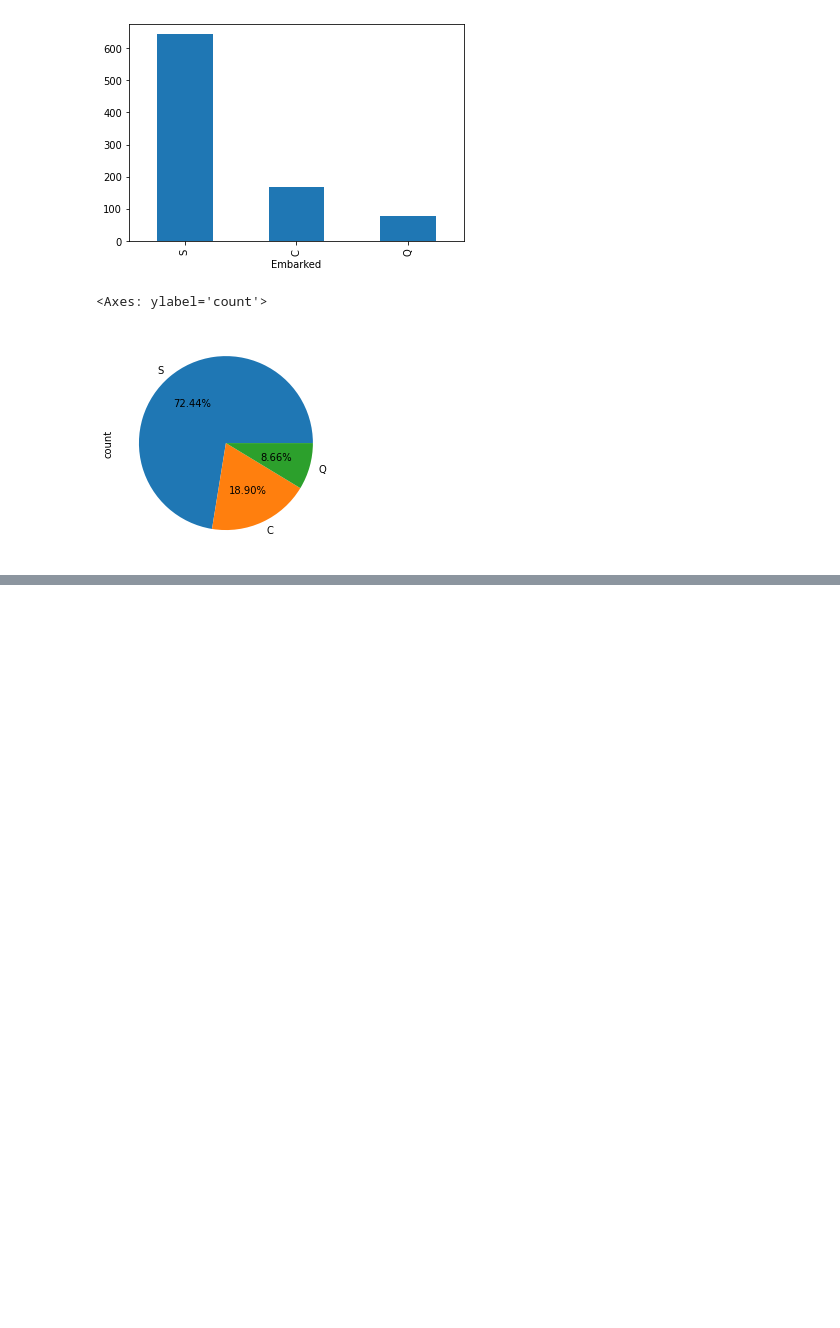
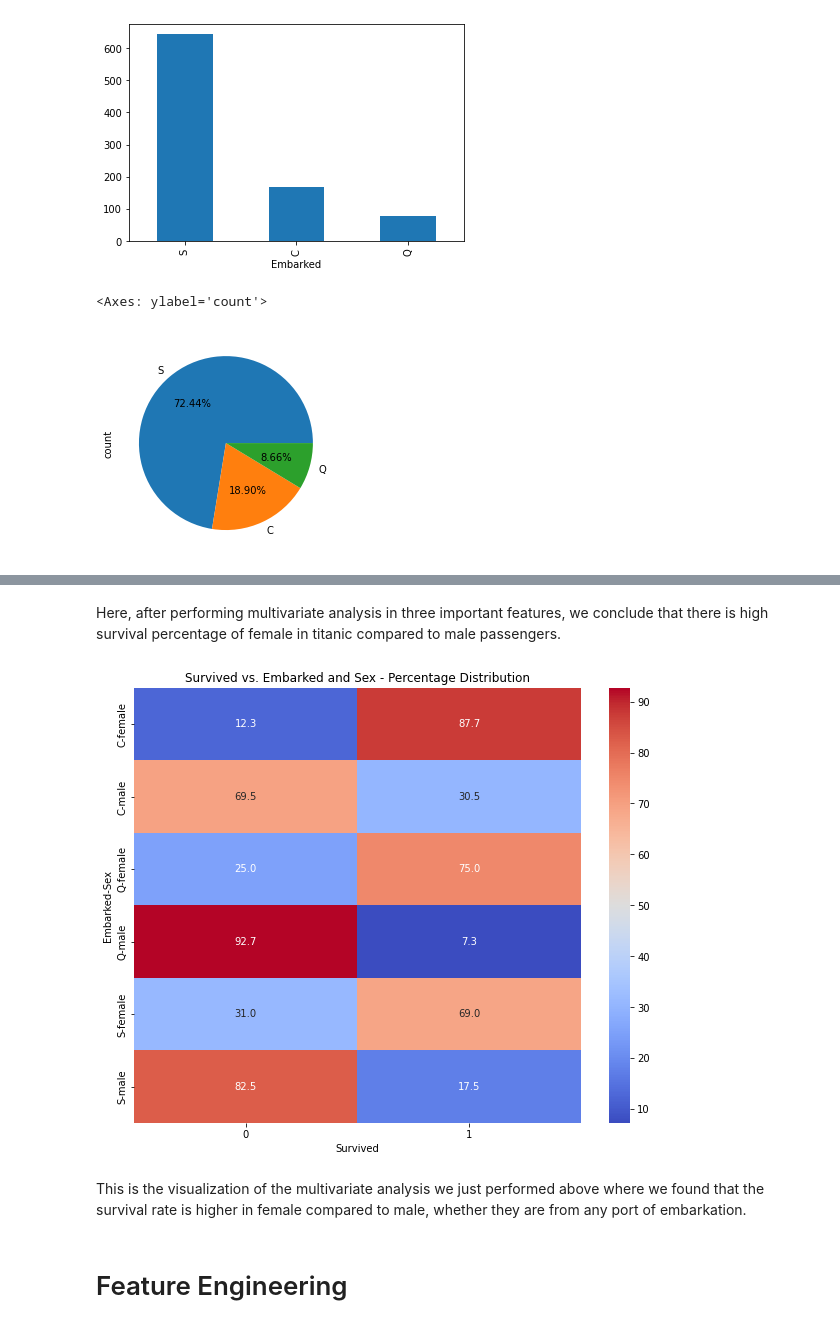
Before and after one commit to niteshpantha/titanic_data, a Jupyter notebook: titanic_analysis.ipynb, the cells around one changed output, grey strips where cells are left out. Drawn from its saved outputs; the diff is of its cells as text; code cells hidden in the pictures; blank space fills up the shorter version.

```diff
--- a/titanic_analysis.ipynb
+++ b/titanic_analysis.ipynb
@@ -498,0 +556,15 @@ df_family_members = df_train['SibSp'] + df_train['Parch']
+# %% [markdown]
+Here, after performing multivariate analysis in three important features, we conclude that there is high survival percentage of female in titanic compared to male passengers.
+# %%
+cross_tab = pd.crosstab([df_train['Embarked'], df_train['Sex']], df_train['Survived'], normalize='index') * 100
+# Plot the heatmap
+plt.figure(figsize=(10, 8))
+sns.heatmap(cross_tab, annot=True, cmap='coolwarm', fmt=".1f", cbar=True)
+plt.title('Survived vs. Embarked and Sex - Percentage Distribution')
+plt.show()
+# %% [output]
+[figure, added]
+# %% [markdown]
+This is the visualization of the multivariate analysis we just performed above where we found that the survival rate is higher in female compared to male, whether they are from any port of embarkation.
+# %% [markdown]
+# Feature Engineering
```
Also changed, not shown: parts of 31 cells of this notebook.
